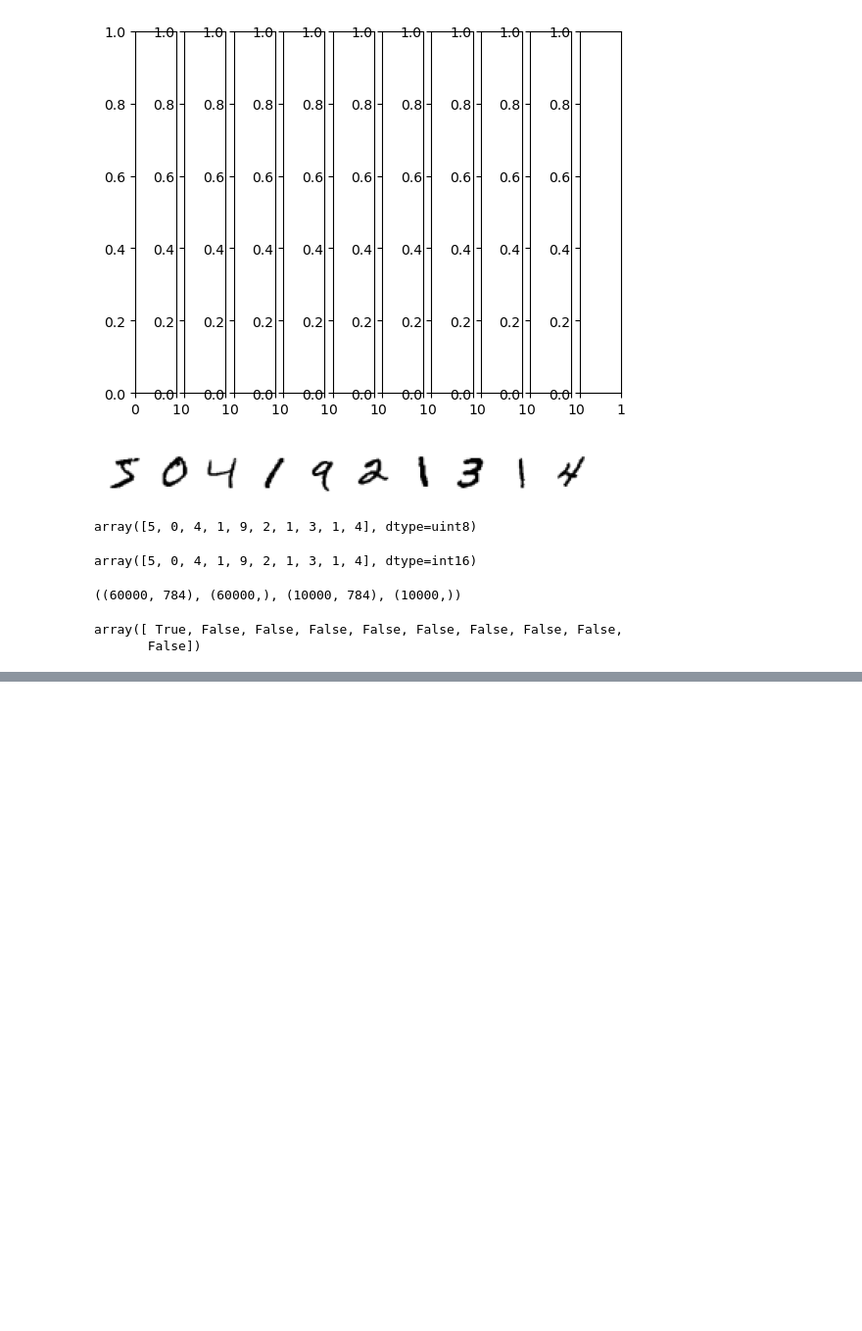
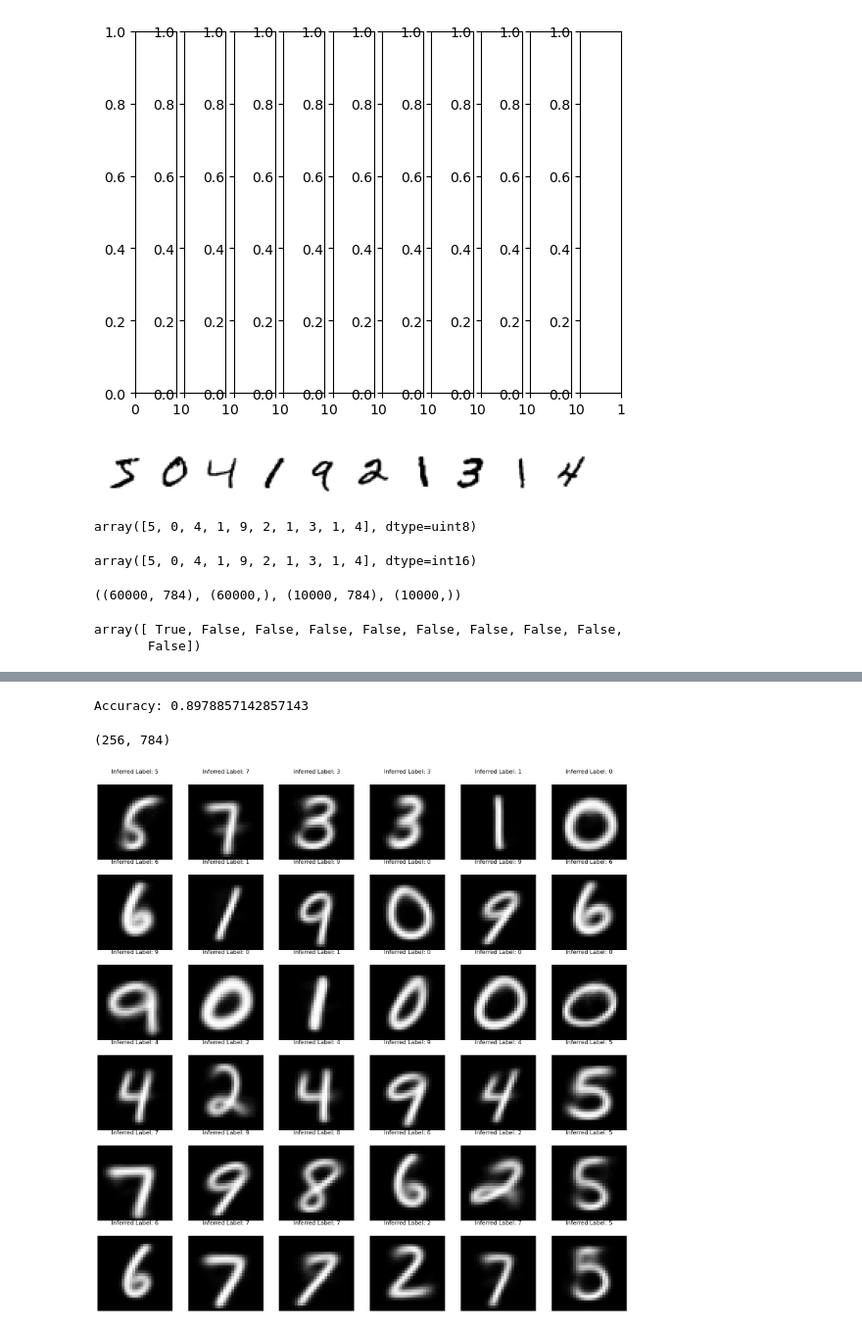
Before and after one commit to ByunSunghyun/ML, a Jupyter notebook: 과제/과제3.ipynb, the cells around one changed output, grey strips where cells are left out. Shown: that part at 98% size. Drawn from its saved outputs; the diff is of its cells as text; code cells hidden in the pictures; blank space fills up the shorter version.

```diff
--- a/과제/과제3.ipynb
+++ b/과제/과제3.ipynb
@@ -131,0 +274,19 @@ NameError: name 'df' is not defined
+# %%
+clusters = [10, 16, 36, 64, 144, 256]
+
+# test different numbers of clusters
+for n_clusters in clusters:
+    start = time.time()
+    estimator = MiniBatchKMeans(n_clusters = n_clusters)
+    estimator.fit(X)
+
+    # print cluster metrics
+    calculate_metrics(estimator, X, y)
+
+    # determine predicted labels
+    cluster_labels = infer_cluster_labels(estimator, y)
+    predicted_Y = infer_data_labels(estimator.labels_, cluster_labels)
+    end = time.time()
+    print(f"{end - start:.5f} sec")
+    # calculate and print accuracy
+    print('Accuracy: {}\n'.format(metrics.accuracy_score(y, predicted_Y)))
@@ -131,0 +311,61 @@ NameError: name 'df' is not defined
+# %%
+# test kmeans algorithm on testing dataset
+# convert each image to 1 dimensional array
+X_test = x_test.reshape(len(x_test),-1)
+
+# normalize the data to 0 - 1
+X_test = X_test.astype(float) / 255.
+
+# initialize and fit KMeans algorithm on training data
+kmeans = MiniBatchKMeans(n_clusters = 256)
+kmeans.fit(X)
+cluster_labels = infer_cluster_labels(kmeans, y)
+
+# predict labels for testing data
+test_clusters = kmeans.predict(X_test)
+predicted_labels = infer_data_labels(kmeans.predict(X_test), cluster_labels)
+
+predicted_Y = infer_data_labels(kmeans.labels_, cluster_labels)
+
+# calculate and print accuracy
+print('Accuracy: {}\n'.format(metrics.accuracy_score(y, predicted_Y)))
+# %% [output]
+Accuracy: 0.8978857142857143
+# %%
+# Initialize and fit KMeans algorithm
+kmeans = MiniBatchKMeans(n_clusters = 256)
+kmeans.fit(X)
+
+# record centroid values
+centroids = kmeans.cluster_centers_
+
+print(centroids.shape)
+
+# reshape centroids into images
+images = centroids.reshape(256, 28, 28)
+images = images.astype(np.uint8)
+
+# determine cluster labels
+cluster_labels = infer_cluster_labels(kmeans, y)
+
+# create figure with subplots using matplotlib.pyplot
+fig, axs = plt.subplots(6, 6, figsize = (20, 20))
+plt.gray()
+
+# loop through subplots and add centroid images
+for i, ax in enumerate(axs.flat):
+
+    # determine inferred label using cluster_labels dictionary
+    for key, value in cluster_labels.items():
+        if i in value:
+            ax.set_title('Inferred Label: {}'.format(key))
+
+    # add image to subplot
+    ax.matshow(images[i])
+    ax.axis('off')
+
+# display the figure
+fig.show()
+# %% [output]
+(256, 784)
+[figure, added]
```
Also changed, not shown: parts of 25 cells of this notebook, 24 other files.
